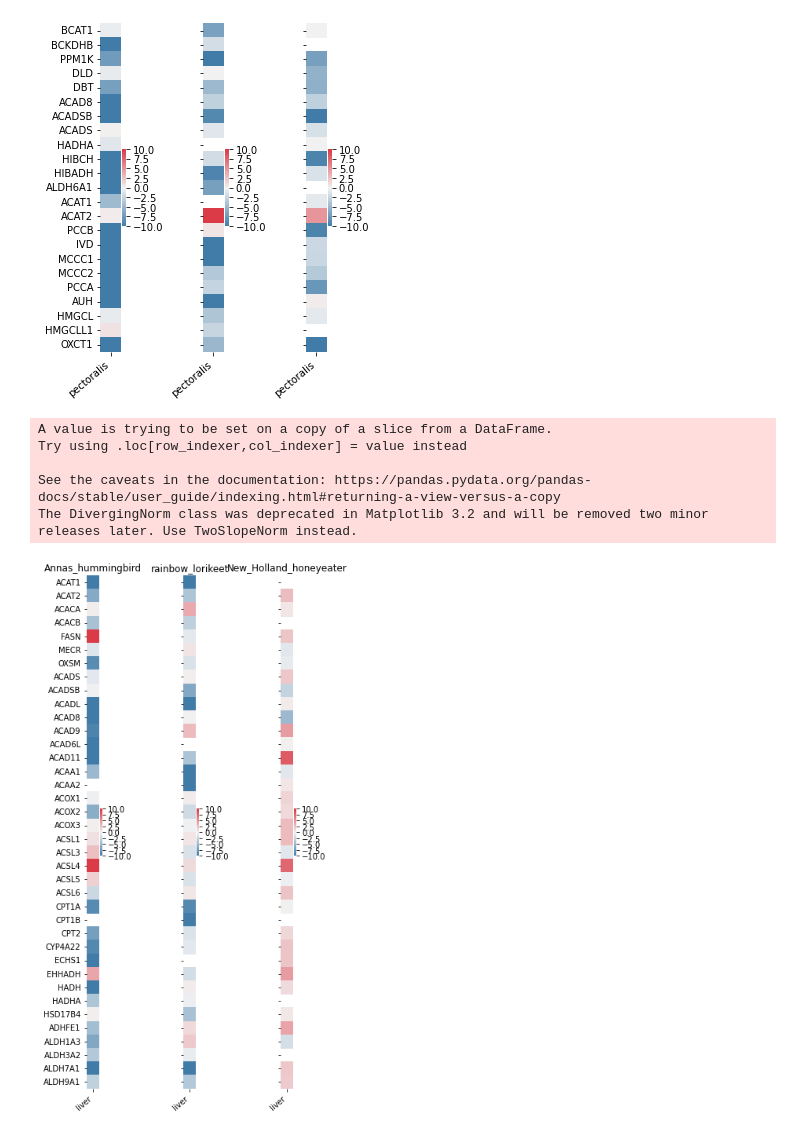
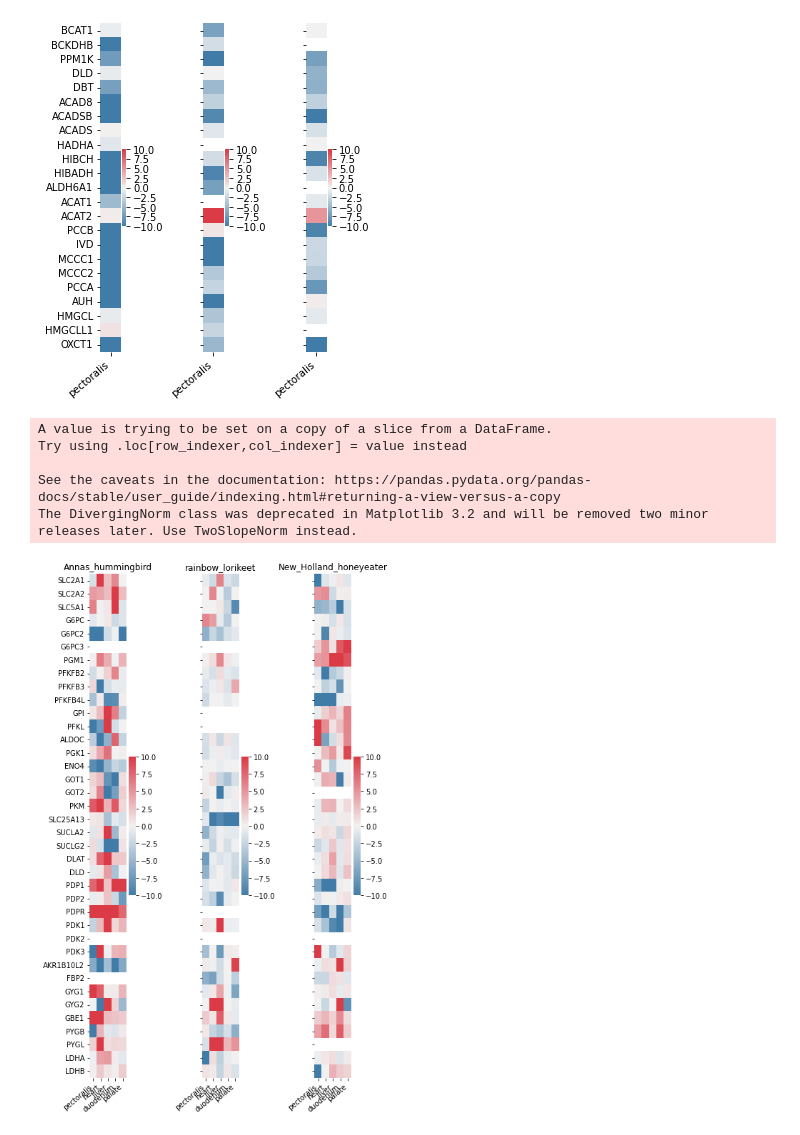
Before and after one commit to osipovarev/Transcriptome_for_NectarGenomics, a Jupyter notebook: up_down_DE_genes_analysis.ipynb, the cells around one changed output. Saved outputs shown, nothing was run; the diff lists cells and outputs as text; code cells hidden in the pictures.

Commit message:
backed up changes from Tue May 23 18:18:53 EDT 2023 in the project /Users/osipova/Documents/LabDocs/Bird_transcriptomics/Transcriptome_for_NectarGenomics

```diff
--- a/up_down_DE_genes_analysis.ipynb
+++ b/up_down_DE_genes_analysis.ipynb
@@ -562,8 +562,8 @@ The DivergingNorm class was deprecated in Matplotlib 3.2 and will be removed two
 # %%
 ## Missing genes for the summary Figure (mTOR, BCCA, glycolysis, ..)
 # file_name = '/Users/osipova/Documents/LabDocs/NectarivoryProject/Expression_from_counts/mTOR.BCCA.glyco.genes_missing.lst'
-# file_name = '/Users/osipova/Documents/LabDocs/NectarivoryProject/Expression_from_counts/additional_glycolysis.lst'
-file_name = '/Users/osipova/Documents/LabDocs/NectarivoryProject/Expression_from_counts/FA_metabolism_genes.lst'
+file_name = '/Users/osipova/Documents/LabDocs/NectarivoryProject/Expression_from_counts/additional_glycolysis.lst'
+# file_name = '/Users/osipova/Documents/LabDocs/NectarivoryProject/Expression_from_counts/FA_metabolism_genes.lst'
 with open(file_name, 'r') as inf:
     essent_genes = inf.read().rstrip().split('\n')
 
@@ -576,16 +576,16 @@ genes = essent_genes
 # limits = [5, 5, 5]
 limits = [10, 10, 10]
 i = 0
-fig, axes = plt.subplots(1, 3, figsize=(5.4, 10))
+fig, axes = plt.subplots(1, 3, figsize=(7, 11))
 
 for df_merged in all_pairs_dfs:
     df_genes = df_merged[df_merged.index.isin(genes)]
 
     # Assign NaN to all missing GLUTs
 #     tissues = df_genes.columns
-    tissues = ['liver']
+#     tissues = ['liver']
 #     tissues = ['pectoralis']
-#     tissues = ['pectoralis', 'heart', 'liver', 'duodenum', 'palate']
+    tissues = ['pectoralis', 'heart', 'liver', 'duodenum', 'palate']
     df_genes['gene'] = df_genes.index
     with_values = df_genes.index
 
@@ -596,33 +596,33 @@ for df_merged in all_pairs_dfs:
     df_genes.set_index('gene', inplace=True)
     df_genes = df_genes.reindex(genes)
     df_genes = df_genes[[t for t in tissue_order if t in tissues]]
 
     ## set palette and center it around 0
     gene_min = -limits[i]
     gene_max = limits[i]
 
     cmap = sns.diverging_palette(240, 10, as_cmap=True)
     divnorm = DivergingNorm(vmin=gene_min, vcenter=0, vmax=gene_max)
 
     ## plot relevance value
     sns.heatmap(ax=axes[i], data=df_genes, cmap=cmap, norm=divnorm)
 
     axes[i].set_xticklabels(axes[i].get_xticklabels(), rotation=40, ha="right")
     axes[i].set_ylabel('')
     axes[i].set_title(pairs[i][0])
     if i != 0:
         axes[i].set_yticklabels('')
     fig.tight_layout()
     i += 1
 
 # pdf_name = 'mTOR.BCCA.glyco.genes_missing.distance.ALL_pairs.pdf'
-# pdf_name = 'additional_glycolytic_genes.distance.ALL_pairs.pdf'
-pdf_name = 'FA_metabolic_genes.limit_10.distance.ALL_pairs.pdf'
+pdf_name = 'additional_glycolytic_genes.distance.ALL_pairs.pdf'
+# pdf_name = 'FA_metabolic_genes.limit_10.distance.ALL_pairs.pdf'
 # fig.savefig(pdf_name, bbox_inches='tight')
 # %% [output]
 A value is trying to be set on a copy of a slice from a DataFrame.
 Try using .loc[row_indexer,col_indexer] = value instead
 
 See the caveats in the documentation: https://pandas.pydata.org/pandas-docs/stable/user_guide/indexing.html#returning-a-view-versus-a-copy
 The DivergingNorm class was deprecated in Matplotlib 3.2 and will be removed two minor releases later. Use TwoSlopeNorm instead.
-[figure, old version]
+[figure, new version]
```
